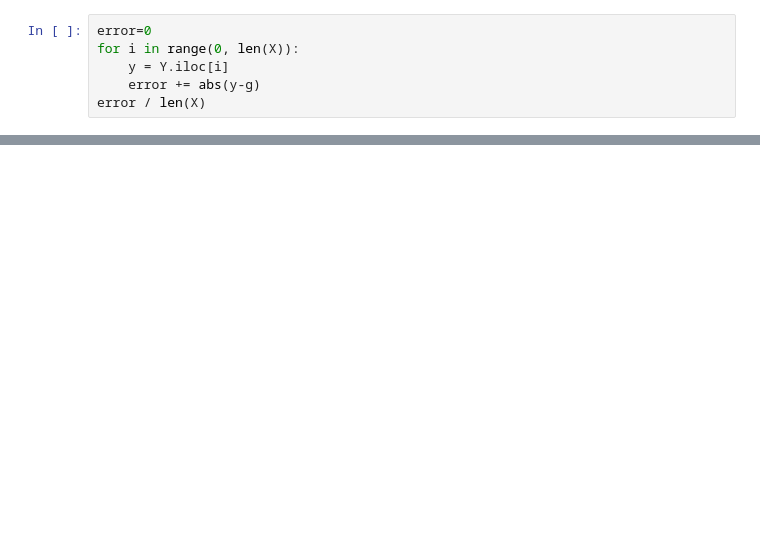
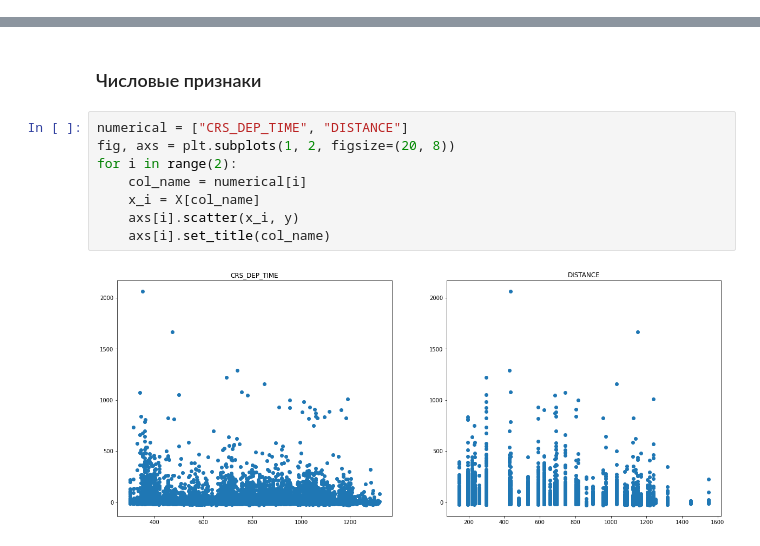
Before and after one commit to Dima12101/IS-Tasks, a Jupyter notebook: task3_dimasek.ipynb, the cells around one changed output, grey strips where cells are left out. Cells and saved outputs as stored; diff of their text form; blank space fills up the shorter version.

```diff
--- a/task3_dimasek.ipynb
+++ b/task3_dimasek.ipynb
@@ -642,6 +0,0 @@ for i in range(0, len(X)):
-# %%
-error=0
-for i in range(0, len(X)):
-    y = Y.iloc[i]
-    error += abs(y-g)
-error / len(X)
@@ -691,0 +69,12 @@ pd.concat([data_frame.iloc[0:10],data_frame.iloc[20:30]]).head(20)
+# %% [markdown]
+### Числовые признаки
+# %%
+numerical = ["CRS_DEP_TIME", "DISTANCE"]
+fig, axs = plt.subplots(1, 2, figsize=(20, 8))
+for i in range(2):
+    col_name = numerical[i]
+    x_i = X[col_name]
+    axs[i].scatter(x_i, y)
+    axs[i].set_title(col_name)
+# %% [output]
+[figure, added]
```
Also changed, not shown: parts of 42 cells of this notebook, 13 other files.
